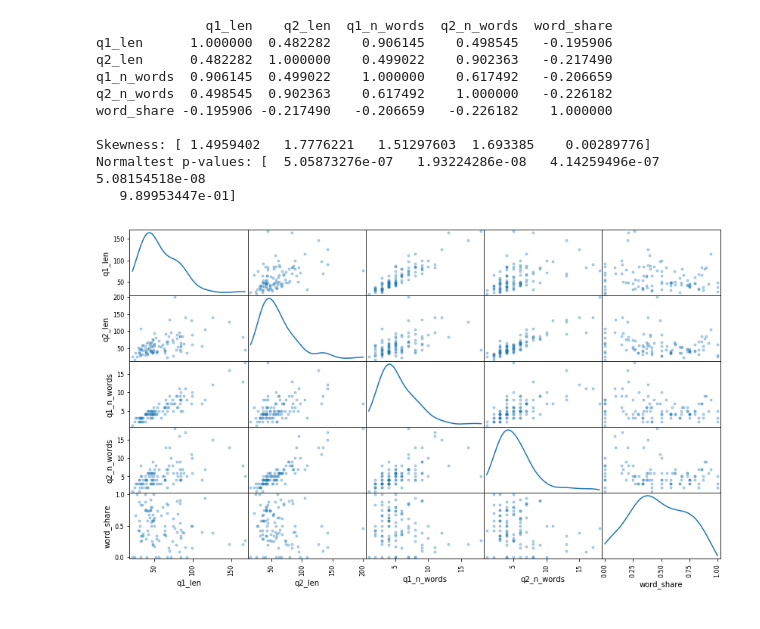
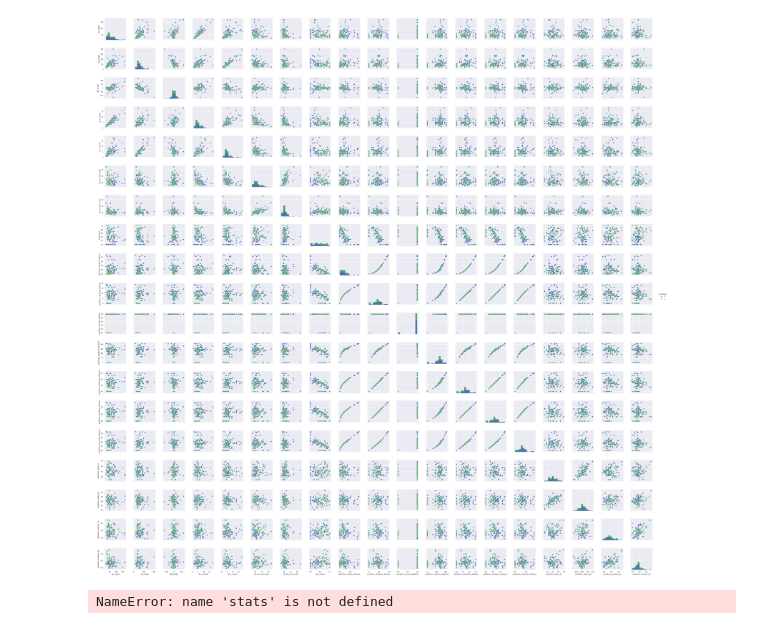
Before and after one commit to schorlem/capstone_project, a Jupyter notebook: notebooks/exploration-04.ipynb, the cells around one changed output. Drawn from its saved outputs; the diff is of its cells as text; code cells hidden in the pictures.

```diff
--- a/notebooks/exploration-04.ipynb
+++ b/notebooks/exploration-04.ipynb
@@ -52,26 +68,22 @@ array([[<matplotlib.axes._subplots.AxesSubplot object at 0x...>,
 # %%
 import pandas as pd
 from scipy import stats
 # Produce a scatter matrix for each pair of features in the data
-pd.scatter_matrix(feature_df, alpha = 0.3, figsize = (14,8), diagonal = 'kde');
-print(feature_df.corr())
+#pd.scatter_matrix(feature_df, alpha = 0.3, figsize = (14,8), diagonal = 'kde');
+feature_df["is_duplicate"] = train_data["is_duplicate"]
 
-skewness = stats.skew(feature_df, axis=0)
-k2_vals, p_vals = stats.skewtest(feature_df, axis=0)
-print("\nSkewness: {}").format(skewness)
-print("Normaltest p-values: {}").format(p_vals)
+g = sns.pairplot(feature_df, hue="is_duplicate", vars=feature_df.columns.values[:-1])
 # %% [output]
-              q1_len    q2_len  q1_n_words  q2_n_words  word_share
-q1_len      1.000000  0.482282    0.906145    0.498545   -0.195906
-q2_len      0.482282  1.000000    0.499022    0.902363   -0.217490
-q1_n_words  0.906145  0.499022    1.000000    0.617492   -0.206659
-q2_n_words  0.498545  0.902363    0.617492    1.000000   -0.226182
-word_share -0.195906 -0.217490   -0.206659   -0.226182    1.000000
-
-Skewness: [ 1.4959402   1.7776221   1.51297603  1.693385    0.00289776]
-Normaltest p-values: [  5.05873276e-07   1.93224286e-08   4.14259496e-07   5.08154518e-08
-   9.89953447e-01]
-[figure, old version]
+[figure, new version]
+# %%
+#print(feature_df.corr())
+
+skewness = stats.skew(feature_df, axis=0)
+k2_vals, p_vals = stats.skewtest(feature_df, axis=0)
+print("\nSkewness: {}").format(skewness)
+print("Normaltest p-values: {}").format(p_vals)
+# %% [output]
+NameError: name 'stats' is not defined
 # %%
 from sklearn.preprocessing import MinMaxScaler
 mms = MinMaxScaler()
```
Also changed, not shown: parts of 6 cells of this notebook, 3 other files.
